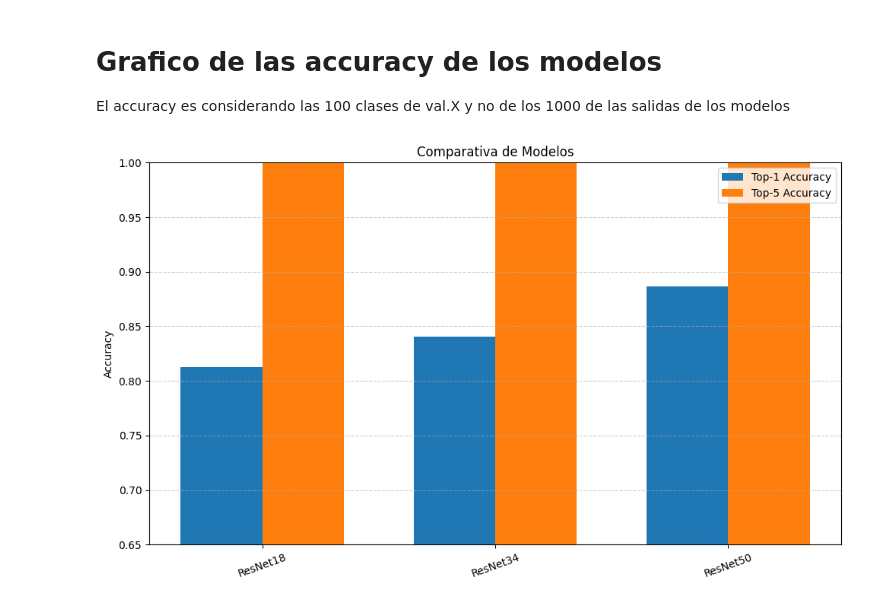
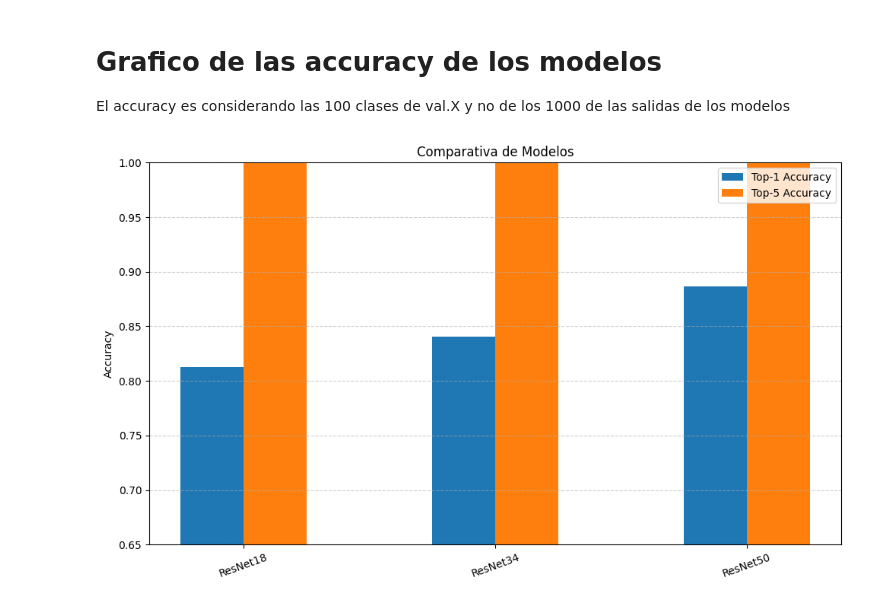
Before and after one commit to SapoPy/Defensa-adversaria-en-redes-neuronales-con-ImageNet, a Jupyter notebook: ComparativasModelos.ipynb, the cells around one changed output. Drawn from its saved outputs; the diff is of its cells as text; code cells hidden in the pictures.

```diff
--- a/ComparativasModelos.ipynb
+++ b/ComparativasModelos.ipynb
@@ -34,25 +40,25 @@ El accuracy es considerando las 100 clases de val.X y no de los 1000 de las sali
 # %%
 import matplotlib.pyplot as plt
 import numpy as np
 
 modelos = list(metricas.keys())
 acc_t1 = [metricas[m][0] for m in modelos]
 acc_t5 = [metricas[m][1] for m in modelos]
 
 x = np.arange(len(modelos))
-width = 0.35
+width = 0.25
 
 plt.figure(figsize=(10, 6))
 plt.bar(x - width/2, acc_t1, width, label='Top-1 Accuracy')
 plt.bar(x + width/2, acc_t5, width, label='Top-5 Accuracy')
 
 plt.xticks(x, modelos, rotation=20)
 plt.ylabel('Accuracy')
 plt.title('Comparativa de Modelos')
 plt.legend()
 plt.ylim(0.65, 1)
 plt.grid(axis='y', linestyle='--', alpha=0.6)
 plt.tight_layout()
 plt.show()
 # %% [output]
-[figure, old version]
+[figure, new version]
```
Also changed, not shown: parts of 2 cells of this notebook.
